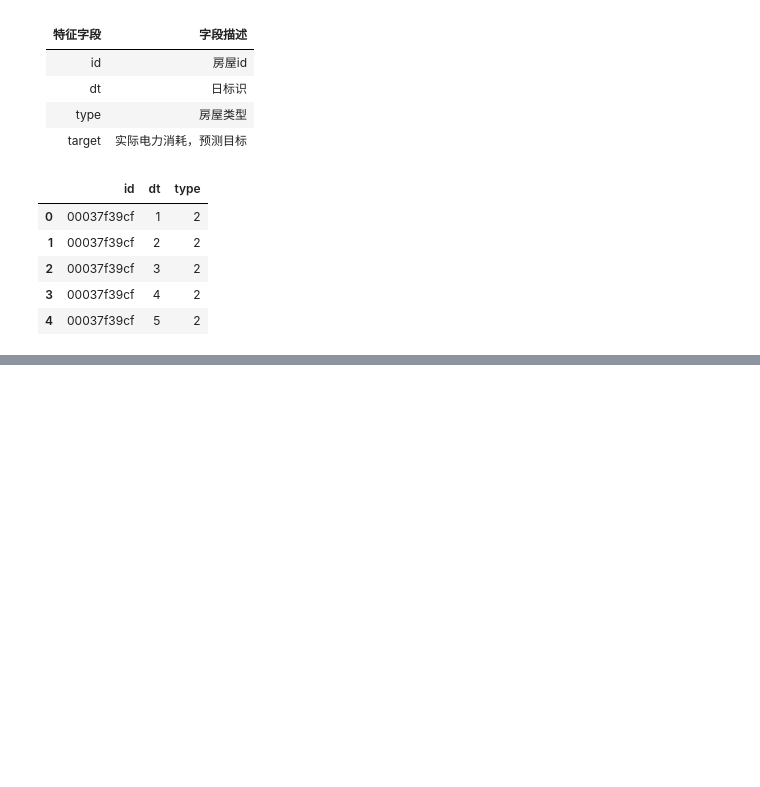
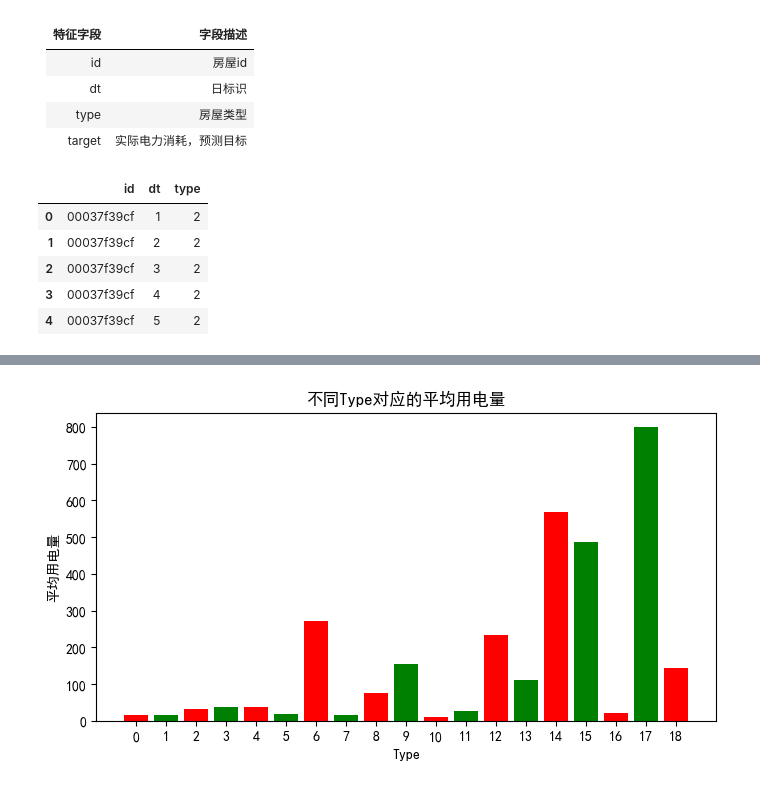
Before and after one commit to machenme/Datawhale, a Jupyter notebook: power_predict/main.ipynb, the cells around one changed output, grey strips where cells are left out. Saved outputs shown, nothing was run; the diff lists cells and outputs as text; code cells hidden in the pictures; blank space fills up the shorter version.

```diff
--- a/power_predict/main.ipynb
+++ b/power_predict/main.ipynb
@@ -39,0 +96,4 @@ test[["id", "dt", "target"]].to_csv("submit.csv", index=None)
+# %%
+train = pd.read_csv("./dataset/train.csv")
+test = pd.read_csv("./dataset/test.csv")
+train.head()
@@ -39,0 +107,16 @@ test[["id", "dt", "target"]].to_csv("submit.csv", index=None)
+# %%
+import matplotlib.pyplot as plt
+
+# 不同type类型对应target的柱状图
+type_target_df = train.groupby("type")["target"].mean().reset_index()
+plt.figure(figsize=(8, 4))
+plt.bar(type_target_df["type"], type_target_df["target"], color=["red", "green"])
+
+# 18个type对应的平均用电量
+plt.xlabel("Type")
+plt.xticks([i for i in range(0,19)])
+plt.ylabel("平均用电量")
+plt.title("不同Type对应的平均用电量")
+plt.show()
+# %% [output]
+[figure, added]
```
Also changed, not shown: parts of 10 cells of this notebook, 2 other files.
